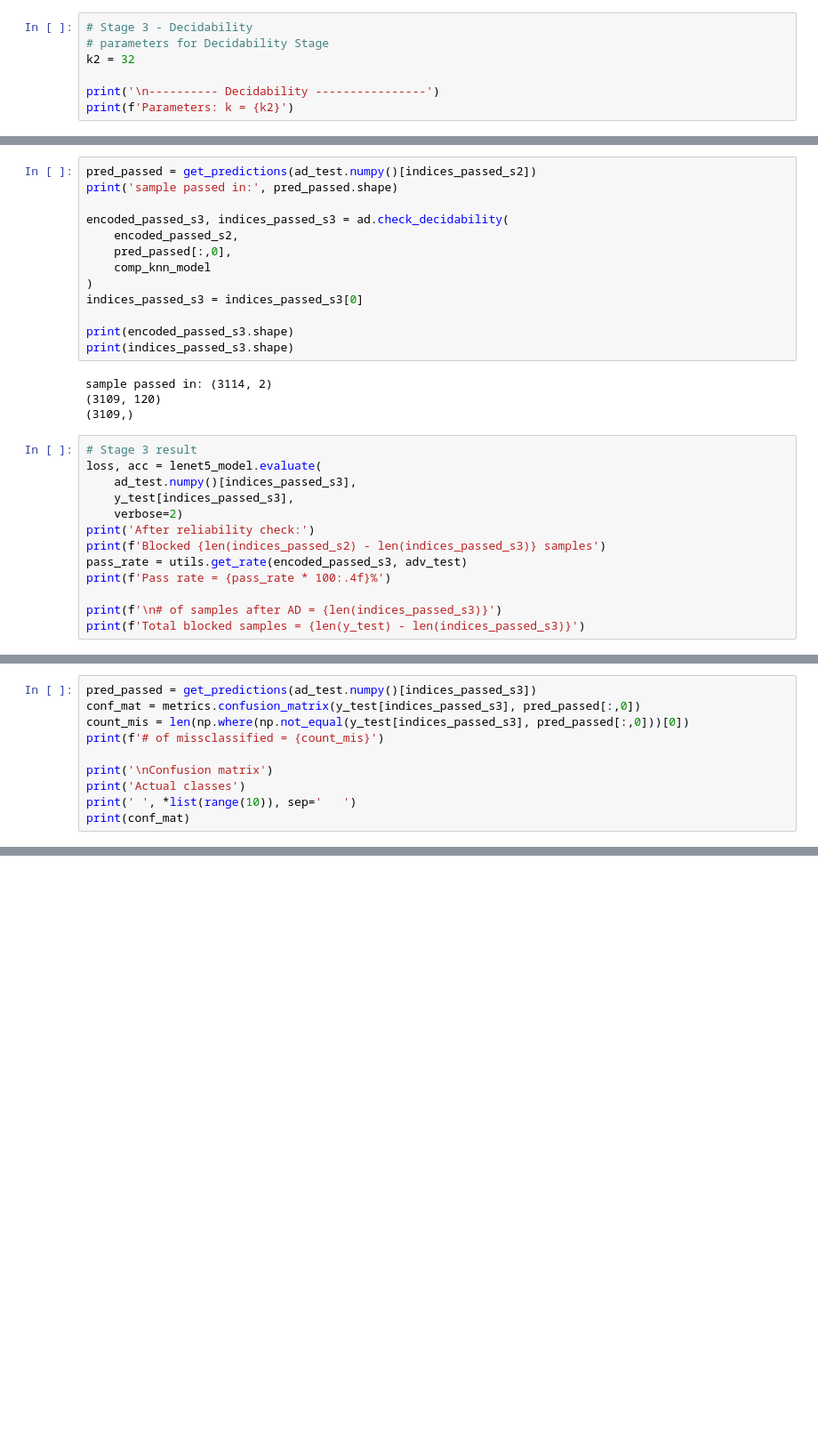
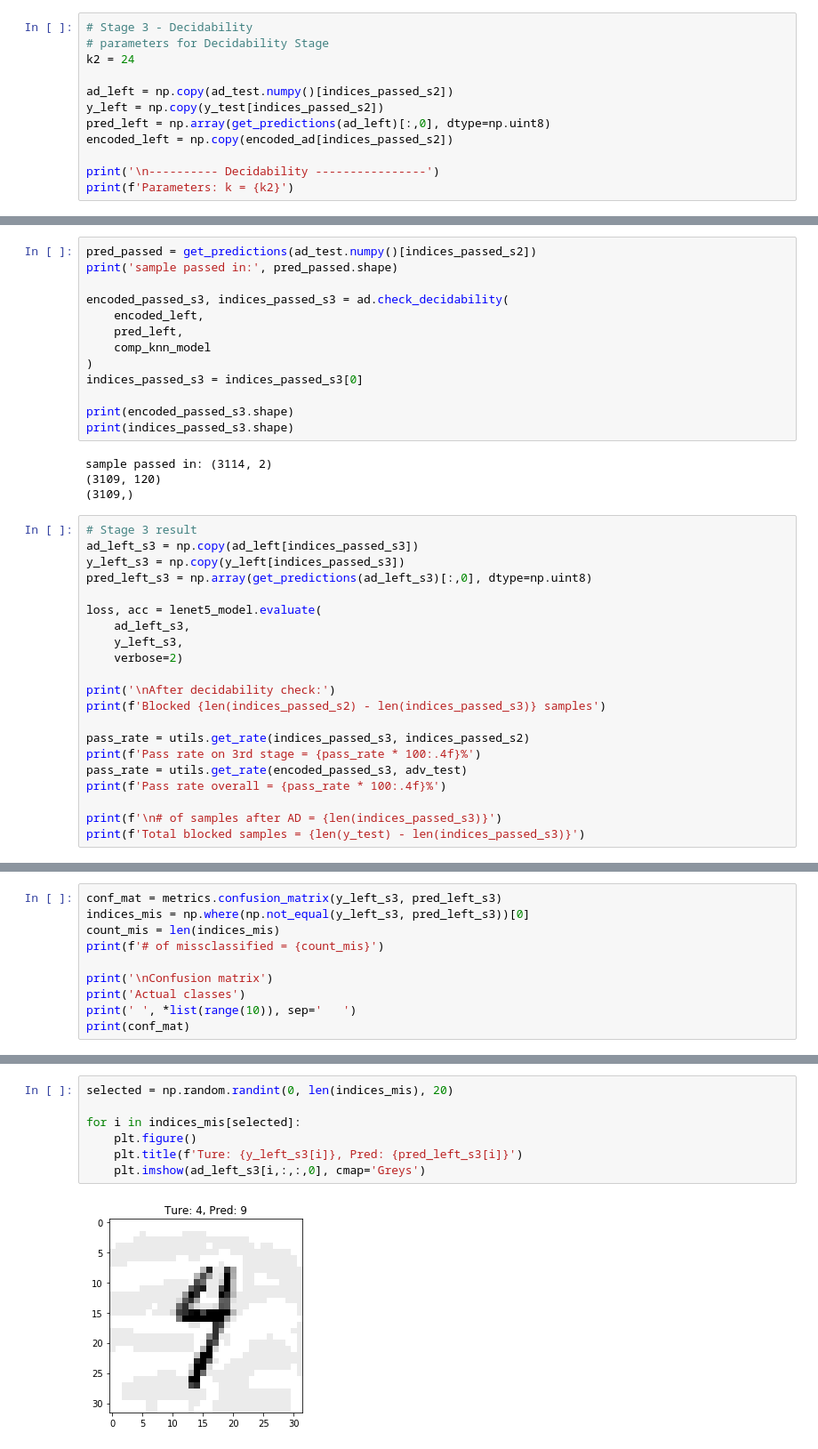
Before and after one commit to changx03/jupyter_tensorflow, a Jupyter notebook: lenet5_encoder.ipynb, the cells around one changed output, grey strips where cells are left out. Shown at 89% size. Drawn from its saved outputs; the diff is of its cells as text; blank space fills up the shorter version.

```diff
--- a/lenet5_encoder.ipynb
+++ b/lenet5_encoder.ipynb
@@ -487,7 +511,12 @@ Actual classes
 # %%
 # Stage 3 - Decidability
 # parameters for Decidability Stage
-k2 = 32
+k2 = 24
+
+ad_left = np.copy(ad_test.numpy()[indices_passed_s2])
+y_left = np.copy(y_test[indices_passed_s2])
+pred_left = np.array(get_predictions(ad_left)[:,0], dtype=np.uint8)
+encoded_left = np.copy(encoded_ad[indices_passed_s2])
 
 print('\n---------- Decidability ----------------')
 print(f'Parameters: k = {k2}')
@@ -517,8 +556,8 @@ pred_passed = get_predictions(ad_test.numpy()[indices_passed_s2])
 print('sample passed in:', pred_passed.shape)
 
 encoded_passed_s3, indices_passed_s3 = ad.check_decidability(
-    encoded_passed_s2,
-    pred_passed[:,0],
+    encoded_left,
+    pred_left,
     comp_knn_model
 )
 indices_passed_s3 = indices_passed_s3[0]
@@ -531,14 +570,22 @@ sample passed in: (3114, 2)
 (3109,)
 # %%
 # Stage 3 result
+ad_left_s3 = np.copy(ad_left[indices_passed_s3])
+y_left_s3 = np.copy(y_left[indices_passed_s3])
+pred_left_s3 = np.array(get_predictions(ad_left_s3)[:,0], dtype=np.uint8)
+
 loss, acc = lenet5_model.evaluate(
-    ad_test.numpy()[indices_passed_s3],
-    y_test[indices_passed_s3],
+    ad_left_s3,
+    y_left_s3,
     verbose=2)
-print('After reliability check:')
+
+print('\nAfter decidability check:')
 print(f'Blocked {len(indices_passed_s2) - len(indices_passed_s3)} samples')
+
+pass_rate = utils.get_rate(indices_passed_s3, indices_passed_s2)
+print(f'Pass rate on 3rd stage = {pass_rate * 100:.4f}%')
 pass_rate = utils.get_rate(encoded_passed_s3, adv_test)
-print(f'Pass rate = {pass_rate * 100:.4f}%')
+print(f'Pass rate overall = {pass_rate * 100:.4f}%')
 
 print(f'\n# of samples after AD = {len(indices_passed_s3)}')
 print(f'Total blocked samples = {len(y_test) - len(indices_passed_s3)}')
@@ -551,9 +600,9 @@ Pass rate = 31.0900%
 # of samples after AD = 3109
 Total blocked samples = 6891
 # %%
-pred_passed = get_predictions(ad_test.numpy()[indices_passed_s3])
-conf_mat = metrics.confusion_matrix(y_test[indices_passed_s3], pred_passed[:,0])
-count_mis = len(np.where(np.not_equal(y_test[indices_passed_s3], pred_passed[:,0]))[0])
+conf_mat = metrics.confusion_matrix(y_left_s3, pred_left_s3)
+indices_mis = np.where(np.not_equal(y_left_s3, pred_left_s3))[0]
+count_mis = len(indices_mis)
 print(f'# of missclassified = {count_mis}')
 
 print('\nConfusion matrix')
@@ -578,0 +628,9 @@ Actual classes
+# %%
+selected = np.random.randint(0, len(indices_mis), 20)
+
+for i in indices_mis[selected]:
+    plt.figure()
+    plt.title(f'Ture: {y_left_s3[i]}, Pred: {pred_left_s3[i]}')
+    plt.imshow(ad_left_s3[i,:,:,0], cmap='Greys')
+# %% [output]
+[figure, added]
```
Also changed, not shown: parts of 20 cells of this notebook.
